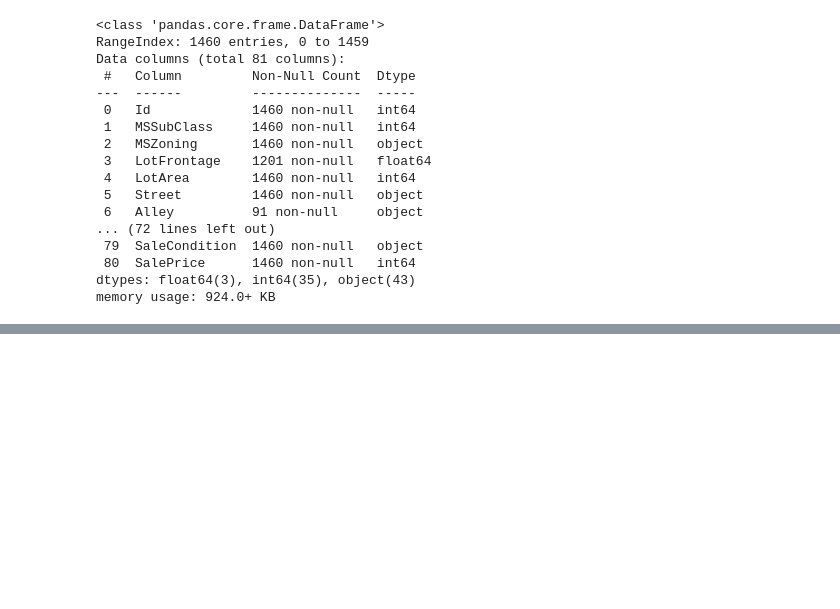
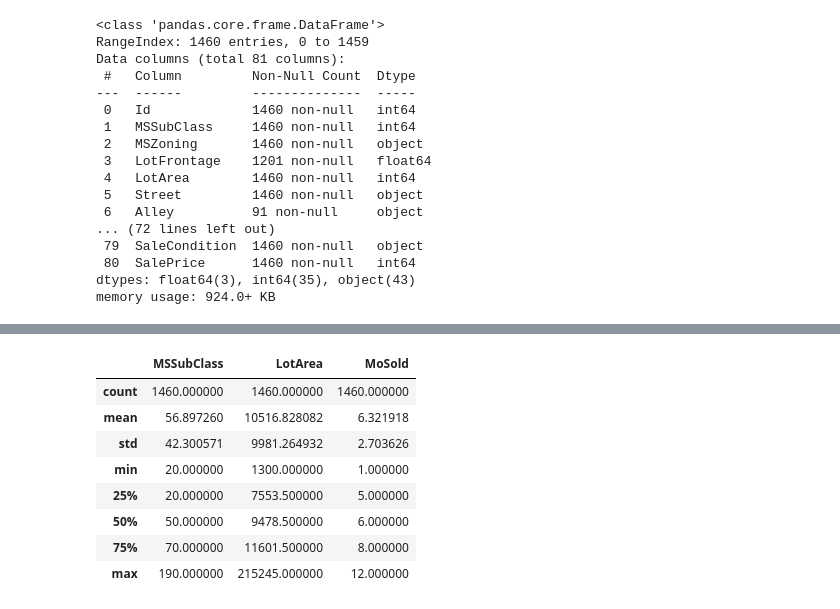
Before and after one commit to maaaazin/ML01_Linear_Regression, a Jupyter notebook: main.ipynb, the cells around one changed output, grey strips where cells are left out. Drawn from its saved outputs; the diff is of its cells as text; code cells hidden in the pictures; blank space fills up the shorter version.

```diff
--- a/main.ipynb
+++ b/main.ipynb
@@ -58,0 +91,15 @@ memory usage: 924.0+ KB
+# %%
+y = dataset.SalePrice
+dataset_features = ['MSSubClass', 'LotArea', 'LotConfig', 'MoSold', 'SaleCondition']
+x = dataset[dataset_features]
+x.describe()
+# %% [output]
+|  | MSSubClass | LotArea | MoSold |
+| count | 1460.000000 | 1460.000000 | 1460.000000 |
+| mean | 56.897260 | 10516.828082 | 6.321918 |
+| std | 42.300571 | 9981.264932 | 2.703626 |
+| min | 20.000000 | 1300.000000 | 1.000000 |
+| 25% | 20.000000 | 7553.500000 | 5.000000 |
+| 50% | 50.000000 | 9478.500000 | 6.000000 |
+| 75% | 70.000000 | 11601.500000 | 8.000000 |
+| max | 190.000000 | 215245.000000 | 12.000000 |
```
Also changed, not shown: parts of 5 cells of this notebook.
